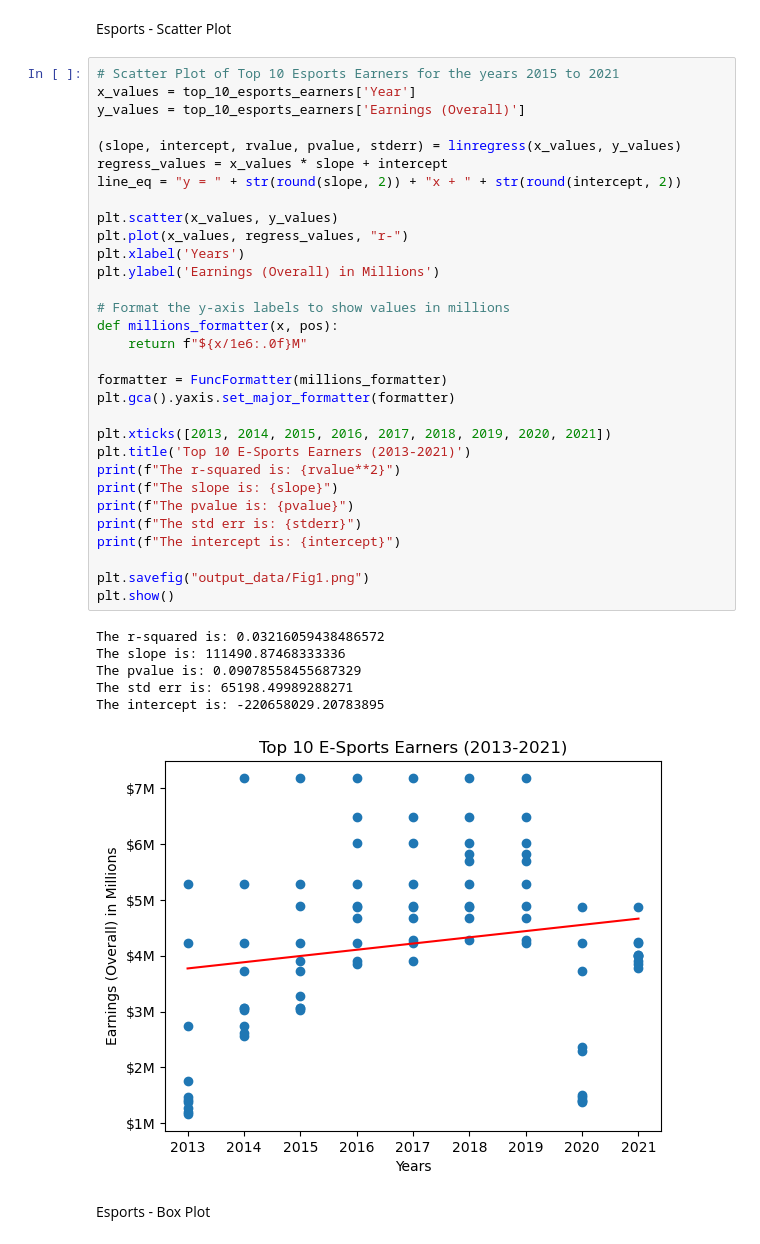
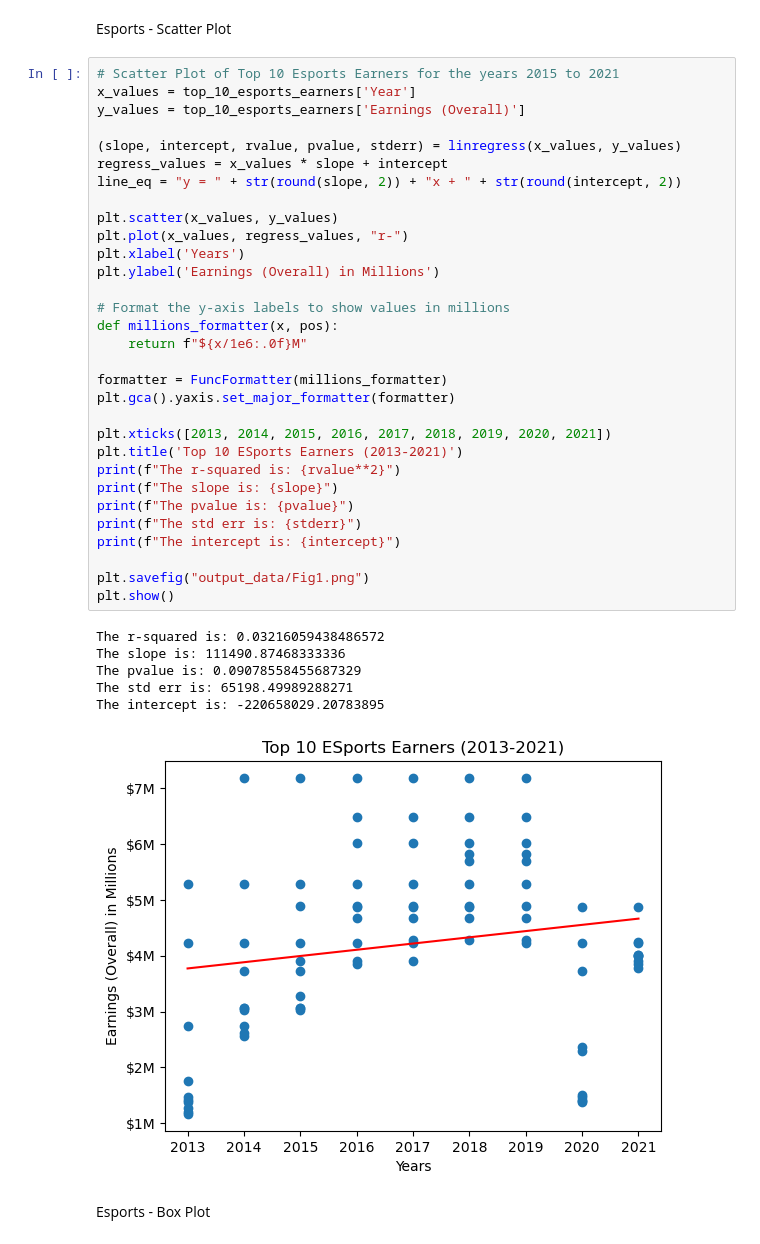
Before and after one commit to liceloo/Project1_EdX, a Jupyter notebook: Project 1.ipynb, the cells around one changed output. Cells and saved outputs as stored; diff of their text form.

```diff
--- a/Project 1.ipynb
+++ b/Project 1.ipynb
@@ -181,35 +181,35 @@ y_values = top_10_esports_earners['Earnings (Overall)']
 regress_values = x_values * slope + intercept
 line_eq = "y = " + str(round(slope, 2)) + "x + " + str(round(intercept, 2))
 
 plt.scatter(x_values, y_values)
 plt.plot(x_values, regress_values, "r-")
 plt.xlabel('Years')
 plt.ylabel('Earnings (Overall) in Millions')
 
 # Format the y-axis labels to show values in millions
 def millions_formatter(x, pos):
     return f"${x/1e6:.0f}M"
 
 formatter = FuncFormatter(millions_formatter)
 plt.gca().yaxis.set_major_formatter(formatter)
 
 plt.xticks([2013, 2014, 2015, 2016, 2017, 2018, 2019, 2020, 2021])
-plt.title('Top 10 E-Sports Earners (2013-2021)')
+plt.title('Top 10 ESports Earners (2013-2021)')
 print(f"The r-squared is: {rvalue**2}")
 print(f"The slope is: {slope}")
 print(f"The pvalue is: {pvalue}")
 print(f"The std err is: {stderr}")
 print(f"The intercept is: {intercept}")
 
 plt.savefig("output_data/Fig1.png")
 plt.show()
 # %% [output]
 The r-squared is: 0.03216059438486572
 The slope is: 111490.87468333336
 The pvalue is: 0.09078558455687329
 The std err is: 65198.49989288271
 The intercept is: -220658029.20783895
-[figure, old version]
+[figure, new version]
 # %% [markdown]
 Esports - Box Plot
 # %%
```
Also changed, not shown: parts of 1 cell of this notebook.
